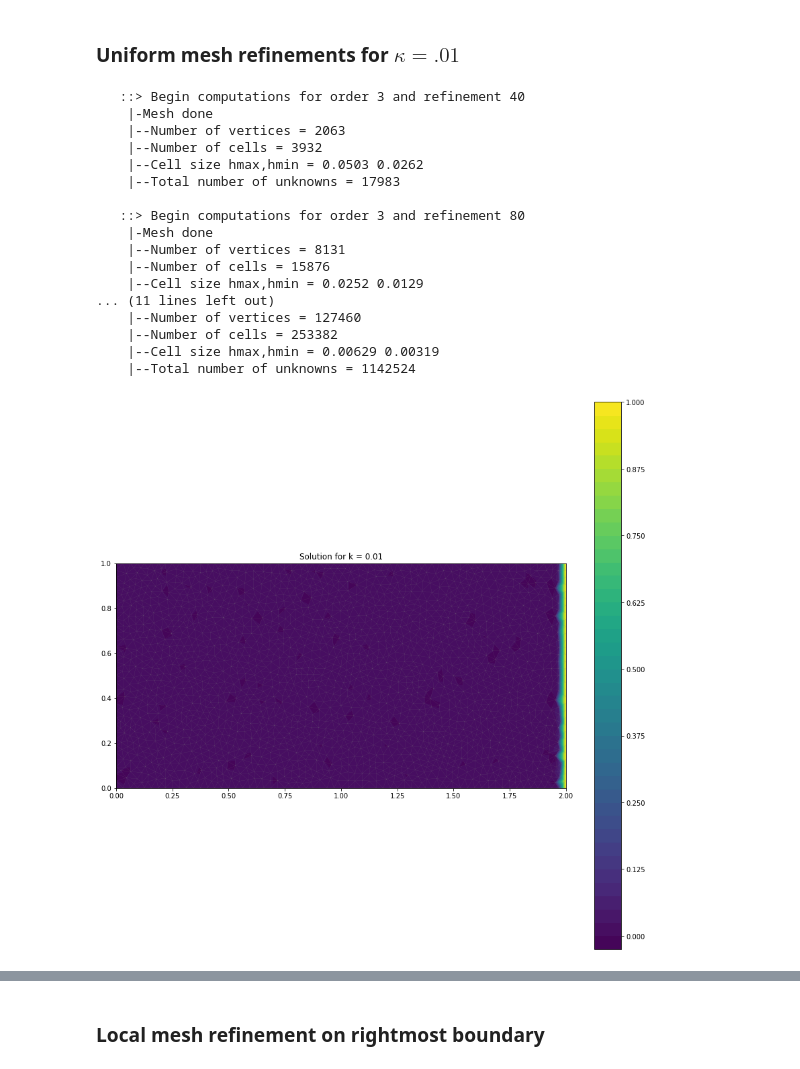
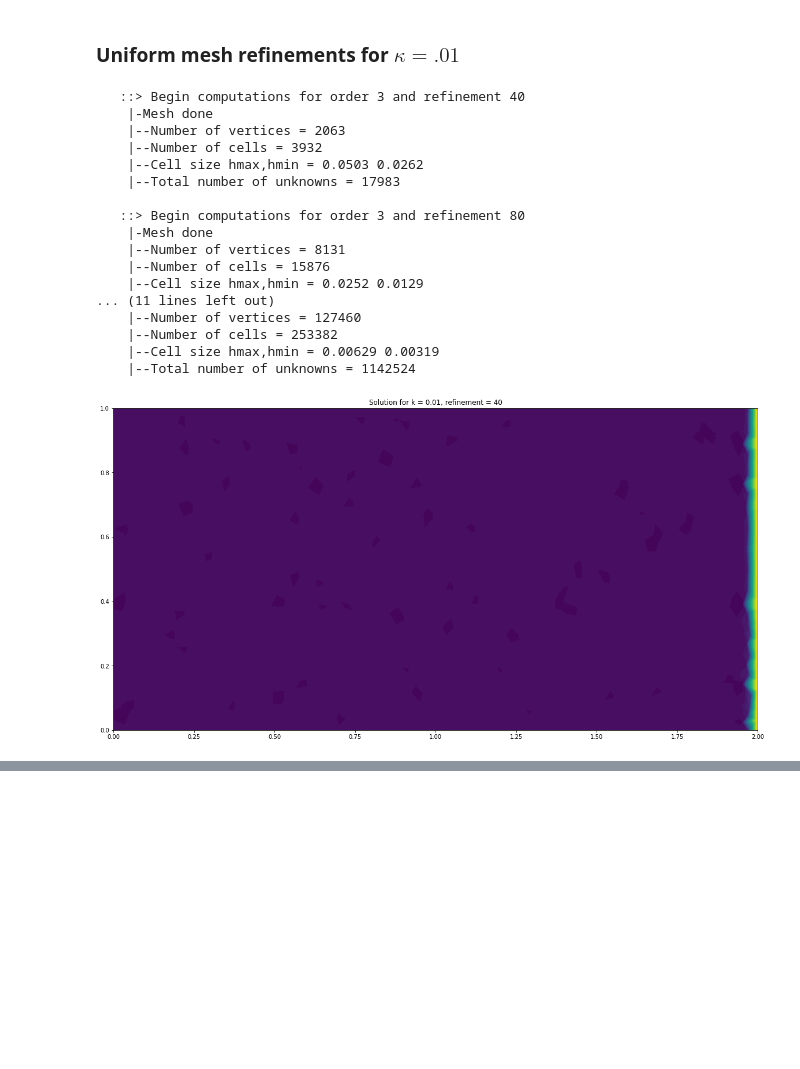
Before and after one commit to ericlesaquiles/FEMexperiments, a Jupyter notebook: ex3/ex3.ipynb, the cells around one changed output, grey strips where cells are left out. Cells and saved outputs as stored; diff of their text form; code cells hidden in the pictures; blank space fills up the shorter version.

```diff
--- a/ex3/ex3.ipynb
+++ b/ex3/ex3.ipynb
@@ -172,6 +169,13 @@ def advection_diffusion(beta,
 ### Solutions for $\kappa \in {10,1,.1,.01,.001}$
 # %%
 ks = [10, 1, .1, .01, .001]
-solutions = [advection_diffusion(beta = (1,0), k = k, order = 3, mesh_refinement = 40, L = 2)
+solutions = [advection_diffusion(beta = (1,0), k = k, order = 3, mesh_refinement = 160, L = 2)
              for k in ks]
+
+for ((w, mesh), k) in zip(solutions, ks):
+    plt.figure(figsize=(20,20))
+    #plot(mesh,linewidth=.1)
+    c = plot(w, wireframe=True, title=f"Solution for k = {k}")
+    #plt.colorbar(c)
+    plt.show()
 # %% [output]
@@ -209,32 +205,33 @@ for ((w, mesh), k) in zip(solutions, ks):
 ### Uniform mesh refinements for $\kappa = .01$
 # %%
 k = .01
+refinements = [40, 80, 160, 320]
 
 solutions = [advection_diffusion(beta = (1,0), k = k, order = 3, mesh_refinement = mesh_refinement, L = 2)
-             for mesh_refinement in [40, 80, 160, 320]]
+             for mesh_refinement in refinements]
 
-for (w, mesh) in solutions:
-    plt.figure(figsize=(15,15))
-    plot(mesh,linewidth=.1)
-    c = plot(w, wireframe=True, title=f'Solution for k = {k}')
-    plt.colorbar(c)
+for ((w, mesh), mr) in zip(solutions, refinements):
+    plt.figure(figsize=(20,20))
+    #plot(mesh,linewidth=.1)
+    c = plot(w, wireframe=True, title=f'Solution for k = {k}, refinement = {mr}')
+    #plt.colorbar(c)
     plt.show()
 # %% [output]
    ::> Begin computations for order 3 and refinement 40
     |-Mesh done
     |--Number of vertices = 2063
     |--Number of cells = 3932
     |--Cell size hmax,hmin = 0.0503 0.0262
     |--Total number of unknowns = 17983
 
    ::> Begin computations for order 3 and refinement 80
     |-Mesh done
     |--Number of vertices = 8131
     |--Number of cells = 15876
     |--Cell size hmax,hmin = 0.0252 0.0129
 ... (11 lines left out)
     |--Number of vertices = 127460
     |--Number of cells = 253382
     |--Cell size hmax,hmin = 0.00629 0.00319
     |--Total number of unknowns = 1142524
-[figure, old version]
+[figure, new version]
@@ -244,2 +240,0 @@ for (w, mesh) in solutions:
-# %% [markdown]
-### Local mesh refinement on rightmost boundary
```
Also changed, not shown: parts of 16 cells of this notebook, 37 other files.
